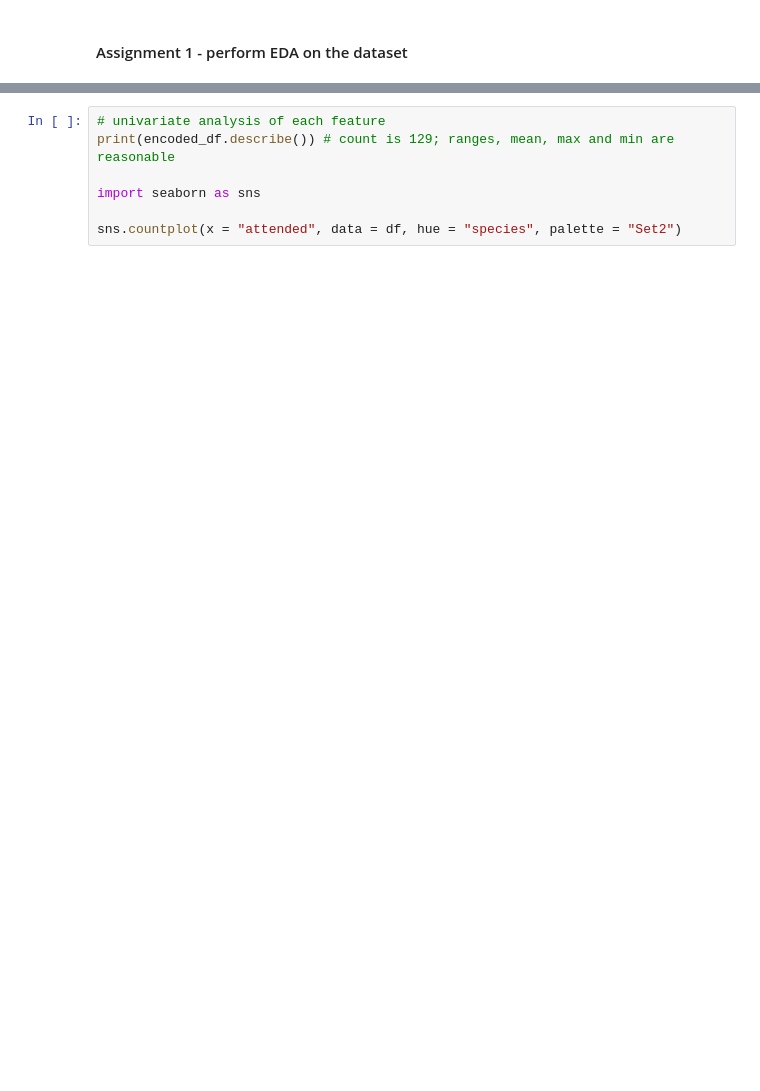
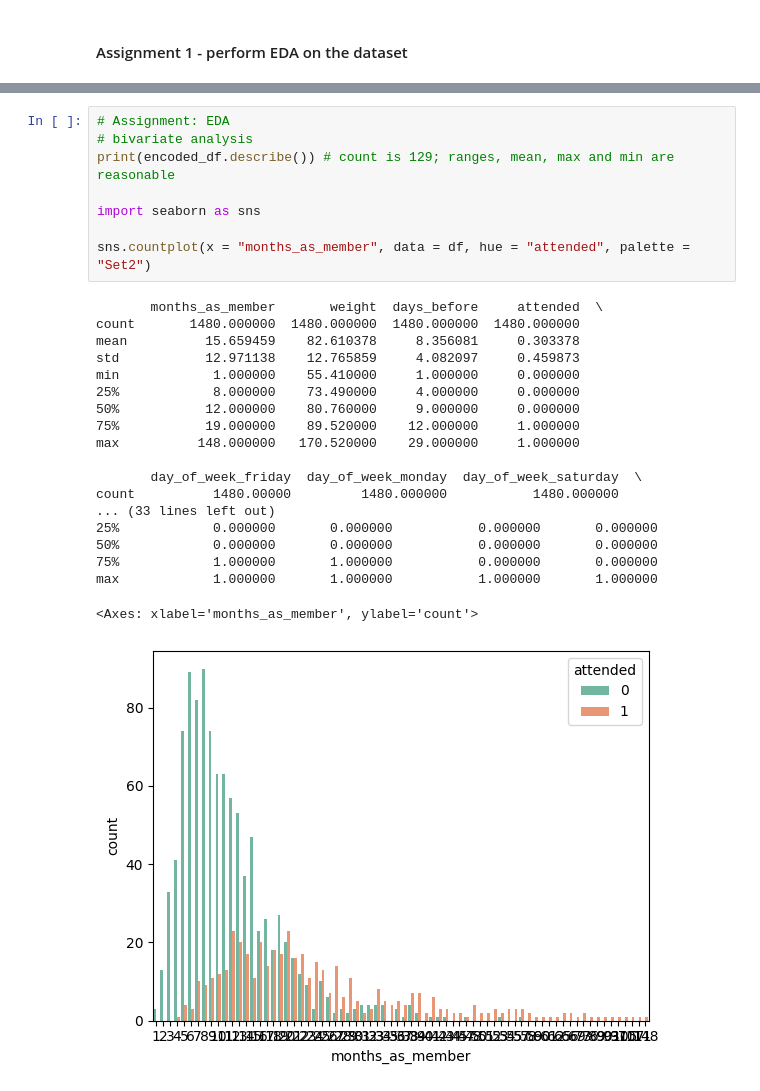
Before and after one commit to fonkerina/Data-Science-Journey, a Jupyter notebook: Week 5/Ensembling.ipynb, the cells around one changed output, grey strips where cells are left out. Cells and saved outputs as stored; diff of their text form; blank space fills up the shorter version.

Commit message:
w5 hwk left to do

```diff
--- a/Week 5/Ensembling.ipynb
+++ b/Week 5/Ensembling.ipynb
@@ -93,7 +99,28 @@ encoded_df.head()
 # %%
-# univariate analysis of each feature
+# Assignment: EDA
+# bivariate analysis
 print(encoded_df.describe()) # count is 129; ranges, mean, max and min are reasonable
 
 import seaborn as sns
 
-sns.countplot(x = "attended", data = df, hue = "species", palette = "Set2")
+sns.countplot(x = "months_as_member", data = df, hue = "attended", palette = "Set2")
+# %% [output]
+       months_as_member       weight  days_before     attended  \
+count       1480.000000  1480.000000  1480.000000  1480.000000
+mean          15.659459    82.610378     8.356081     0.303378
+std           12.971138    12.765859     4.082097     0.459873
+min            1.000000    55.410000     1.000000     0.000000
+25%            8.000000    73.490000     4.000000     0.000000
+50%           12.000000    80.760000     9.000000     0.000000
+75%           19.000000    89.520000    12.000000     1.000000
+max          148.000000   170.520000    29.000000     1.000000
+
+       day_of_week_friday  day_of_week_monday  day_of_week_saturday  \
+count          1480.00000         1480.000000           1480.000000
+... (33 lines left out)
+25%            0.000000       0.000000           0.000000       0.000000
+50%            0.000000       0.000000           0.000000       0.000000
+75%            1.000000       1.000000           0.000000       0.000000
+max            1.000000       1.000000           1.000000       1.000000
+<Axes: xlabel='months_as_member', ylabel='count'>
+[figure, added]
```
Also changed, not shown: parts of 14 cells of this notebook.
